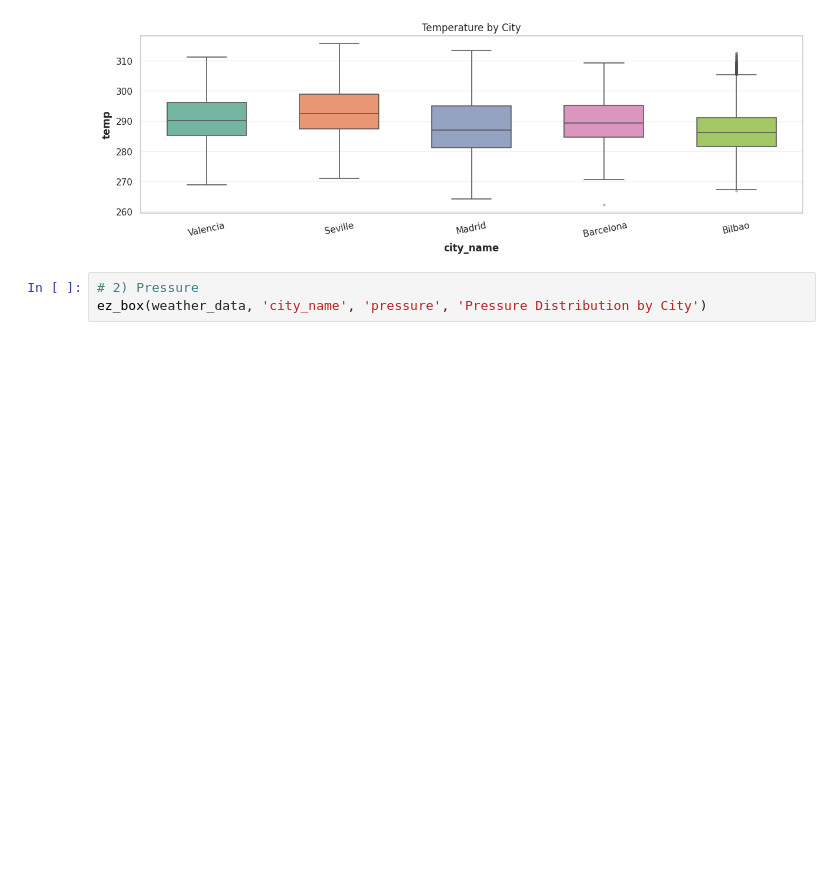
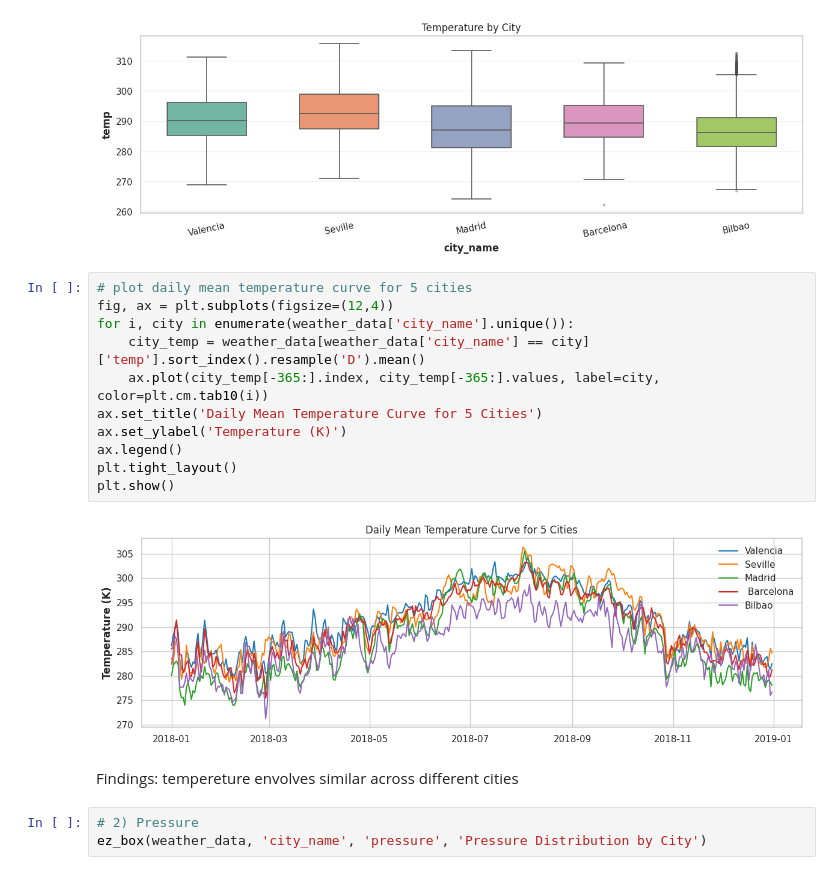
Before and after one commit to Jackson00Han/Energy_Market_Forecasting, a Jupyter notebook: hourly_energy_demand_forecasting.ipynb, the cells around one changed output. Drawn from its saved outputs; the diff is of its cells as text; blank space fills up the shorter version.

Commit message:
finish weather preprocessing

```diff
--- a/hourly_energy_demand_forecasting.ipynb
+++ b/hourly_energy_demand_forecasting.ipynb
@@ -803,6 +805,21 @@ ez_box(weather_data, 'city_name', 'temp', 'Temperature by City')
 # %% [output]
 <Axes: title={'center': 'Temperature by City'}, xlabel='city_name', ylabel='temp'>
 [figure]
+# %%
+# plot daily mean temperature curve for 5 cities
+fig, ax = plt.subplots(figsize=(12,4))
+for i, city in enumerate(weather_data['city_name'].unique()):
+    city_temp = weather_data[weather_data['city_name'] == city]['temp'].sort_index().resample('D').mean()
+    ax.plot(city_temp[-365:].index, city_temp[-365:].values, label=city, color=plt.cm.tab10(i))
+ax.set_title('Daily Mean Temperature Curve for 5 Cities')
+ax.set_ylabel('Temperature (K)')
+ax.legend()
+plt.tight_layout()
+plt.show()
+# %% [output]
+[figure, added]
+# %% [markdown]
+Findings: tempereture envolves similar across different cities
 # %%
 # 2) Pressure
 ez_box(weather_data, 'city_name', 'pressure', 'Pressure Distribution by City')
```
Also changed, not shown: parts of 53 cells of this notebook.
